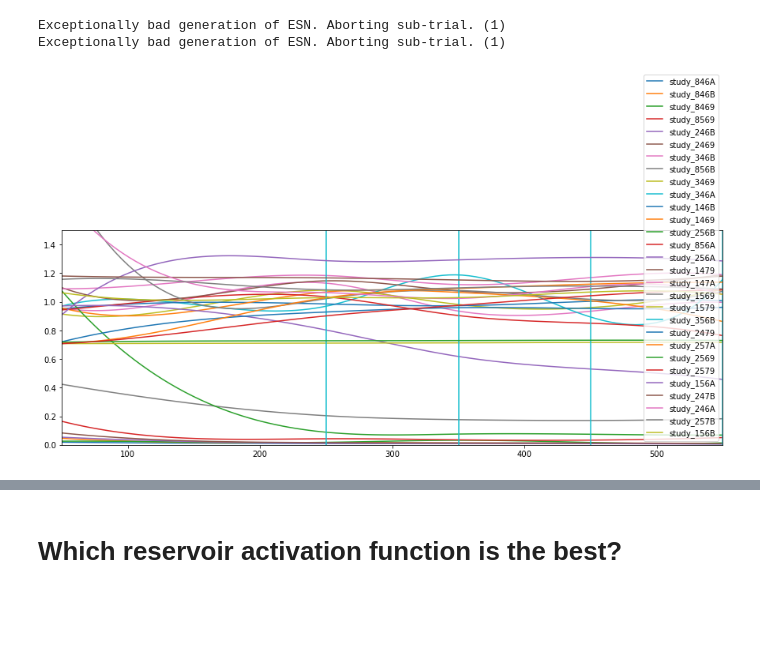
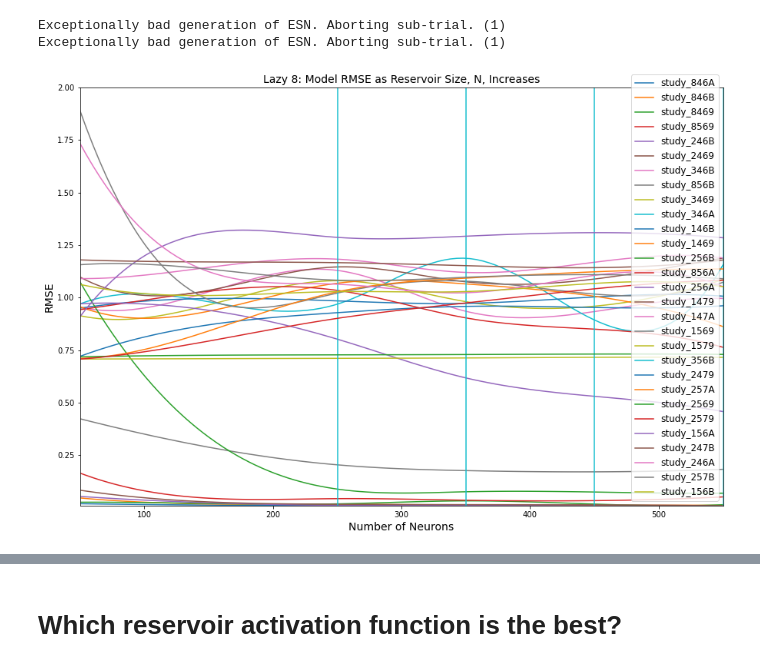
Before and after one commit to brooke-w/explore-esn, a Jupyter notebook: Lazy 8/Architecture Results Review.ipynb, the cells around one changed output, grey strips where cells are left out. Saved outputs shown, nothing was run; the diff lists cells and outputs as text; code cells hidden in the pictures; blank space fills up the shorter version.

Commit message:
Finished Digit experiment. Made changes to Lazy 8 and NARMA-10 review.

```diff
--- a/Lazy 8/Architecture Results Review.ipynb
+++ b/Lazy 8/Architecture Results Review.ipynb
@@ -248,6 +249,7 @@ outAlg = 1
 isBias = True
 isClassification = False
 inc = 100
+washout = 1000
 
 x = np.arange(50,551,inc) #Number of Neurons
 y = np.zeros((6,1))
@@ -255,6 +257,14 @@ z = np.zeros((6,1))
 scores = np.zeros((15,2))
 plotInfo3 = pd.DataFrame()
 plotInfo30 = pd.DataFrame()
+
+#This is all for getting training and prediction times
+w = np.zeros((6,1))
+n = np.zeros((6,1))
+timesTrain = np.zeros((15,1))
+timesPredict = np.zeros((15,1))
+plotInfo3TimeTrain = pd.DataFrame()
+plotInfo3TimePredict = pd.DataFrame()
 for i in range(0,29):
     N = 50
     p = studies.iloc[i,2].params['p']
@@ -271,7 +281,7 @@ for i in range(0,29):
     outFunc = studies.iloc[i,2].user_attrs['outFunc']
     distribution = studies.iloc[i,2].user_attrs['distribution']
 
-    washout = 1000
+
     for j in range(0,6):#This is for increasing neurons for a particular model instantiation
         v = np.random.uniform(-0.01,0.01,(20000, N))
         seed = 100
@@ -298,18 +308,25 @@ for i in range(0,29):
                 isY2Y = isY2Y,
                 isClassification = isClassification)
 
+            start = time.time()
             model.sv = 0
             model.generateW(seed)
             model.generateWin(seed)
             model.generateWfb(seed)
 
             model.train(input_u = None, teacher=data, washout=washout)
+            end = time.time()
+            timesTrain[k,0] = end-start
+
+            start = time.time()
             model.sv = 1
-            predicted = model.run(input_u=None, time=20000,washout=1000)
+            predicted = model.run(input_u=None, time=20000,washout=washout)
+            end = time.time()
 
-            nrmse0, mae0, r20 = getScores(dataval[1000:], predicted)
+            nrmse0, mae0, r20 = getScores(dataval[washout:], predicted)
             scores[k,0] = nrmse0
             scores[k,1] = r20
+            timesPredict[k,0] = end-start
             seed = seed + 1
             #print("Score received")
             del model
@@ -321,33 +338,42 @@ for i in range(0,29):
         not_outlier = distance_from_mean < max_deviations * standard_deviation
         no_outliers_nrmse = scores[not_outlier,0]
         no_outliers_r2 = scores[not_outlier,1]
+        no_outliers_time_train = timesTrain[not_outlier]
+        no_outliers_time_predict = timesPredict[not_outlier]
 
         #average scores together
         nrmse0 = np.mean(no_outliers_nrmse)
         r20 = np.mean(no_outliers_r2)
         y[j,0] = nrmse0
         z[j,0] = r20
+        w[j,0] = np.mean(no_outliers_time_train)
+        n[j,0] = np.mean(no_outliers_time_predict)
         #print(str(N) , str(nrmse0))
 
         #Increment N for next evaluation
         N = N + inc # We will build different size models in increments of 50 neurons
     plotInfo3 = pd.concat((plotInfo3, pd.DataFrame(y, columns=[studies.iloc[i,0]])), axis=1)
     plotInfo30 = pd.concat((plotInfo30, pd.DataFrame(z, columns=[studies.iloc[i,0]])), axis=1)
+    plotInfo3TimeTrain = pd.concat((plotInfo3TimeTrain, pd.DataFrame(w, columns=[studies.iloc[i,0]])), axis=1)
+    plotInfo3TimePredict = pd.concat((plotInfo3TimePredict, pd.DataFrame(n, columns=[studies.iloc[i,0]])), axis=1)
 # %% [output]
 Exceptionally bad generation of ESN. Aborting sub-trial. (1)
 Exceptionally bad generation of ESN. Aborting sub-trial. (1)
 # %%
 #add to plot
-plt.figure(figsize=(15, 5))
+plt.figure(figsize=(15, 10))
 for col in range(0,plotInfo3.shape[1]):
     X_Y_Spline = make_interp_spline(x, plotInfo3.iloc[:,col])
     X_ = np.linspace(x.min(), x.max(), 100)
     Y_ = X_Y_Spline(X_)
     plt.plot(X_, Y_, label = plotInfo3.columns[col])
 
-plt.legend()
+plt.legend(fontsize=12)
 plt.xlim([50,550])
-plt.ylim([0,1.5])
+plt.ylim([0.01,2])
+plt.ylabel('RMSE', fontsize=14)
+plt.xlabel('Number of Neurons', fontsize=14)
+plt.title('Lazy 8: Model RMSE as Reservoir Size, N, Increases', fontsize=14)
 plt.show()
 # %% [output]
-[figure, old version]
+[figure, new version]
```
Also changed, not shown: parts of 100 cells of this notebook, 54 other files.
